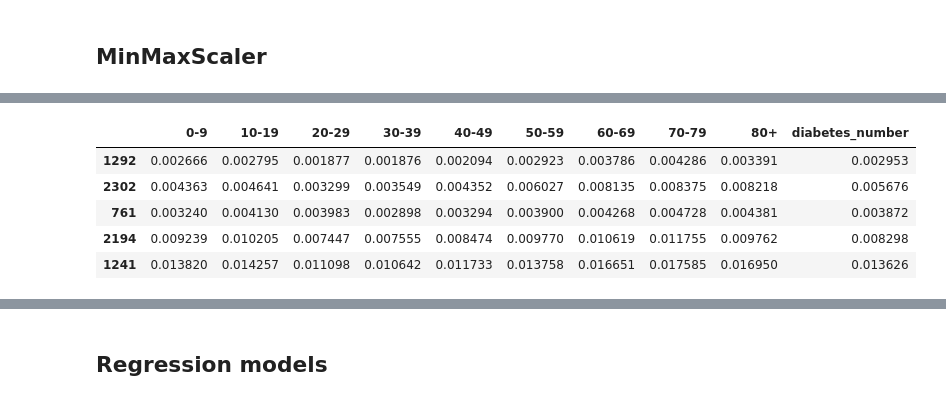
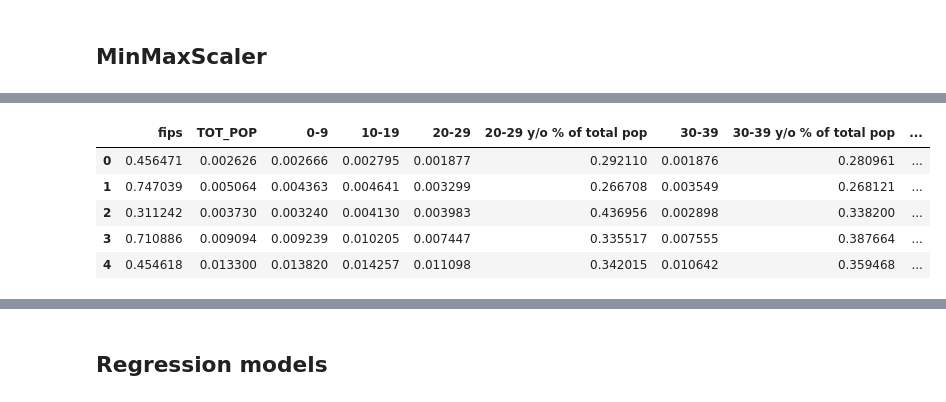
Before and after one commit to susanaf2000/RLR-Sociodemographic-health-resource_Project, a Jupyter notebook: src/explore.ipynb, the cells around one changed output, grey strips where cells are left out. Cells and saved outputs as stored; diff of their text form; code cells hidden in the pictures.

```diff
--- a/src/explore.ipynb
+++ b/src/explore.ipynb
@@ -139,10 +120,12 @@ Name: 10-19, Length: 3140, dtype: int64
 import pandas as pd
 from sklearn.preprocessing import MinMaxScaler
 
-features = ['0-9', '10-19', '20-29','30-39', '40-49', '50-59', '60-69', '70-79', '80+', 'diabetes_number']
+features = df.drop(['COUNTY_NAME', 'STATE_NAME', 'diabetes_number'], axis=1)
+
 scaler = MinMaxScaler()
-features_scaled = scaler.fit_transform(df[features])
+features_scaled = scaler.fit_transform(features.values)
 
-data_scaled = pd.DataFrame(features_scaled, index=df.index, columns= features)
+data_scaled = pd.DataFrame(features_scaled, index=df.index, columns= features.columns)
+data_scaled['diabetes_number'] = df['diabetes_number']
 data_scaled.head()
 # %% [output]
@@ -159,15 +142,29 @@ X = data_scaled.drop('diabetes_number', axis=1)
 y = data_scaled['diabetes_number']
 
 X_train, X_test, y_train, y_test = train_test_split(X, y, test_size = 0.2, random_state = 42)
-# %%
-X_train['diabetes_number'] = y_train.values
-X_test['diabetes_number'] = y_test.values
+# %%
+from sklearn.feature_selection import SelectKBest
+from sklearn.feature_selection import f_classif
+
+k_best = SelectKBest(f_classif, k = int(len(X_train.columns) * 0.9))
+k_best.fit(X_train, y_train)
+
+# we save the chosen columns in a new data frame
+ix = k_best.get_support()
+X_train_sel = pd.DataFrame(k_best.transform(X_train), columns = X_train.columns.values[ix])
+X_test_sel = pd.DataFrame(k_best.transform(X_test), columns = X_train.columns.values[ix])
+# %%
+X_train_sel["diabetes_number"] = y_train.values
+X_test_sel["diabetes_number"] = y_test.values
+
+X_train_sel.to_csv('../data/processed/data_train.csv', index = False)
+X_test_sel.to_csv('../data/processed/data_test.csv', index = False)
 # %%
-X_train.head()
+X_train_sel.head()
 # %% [output]
-|  | 0-9 | 10-19 | 20-29 | 30-39 | 40-49 | 50-59 | 60-69 | 70-79 | 80+ | diabetes_number |
-| 1292 | 0.002666 | 0.002795 | 0.001877 | 0.001876 | 0.002094 | 0.002923 | 0.003786 | 0.004286 | 0.003391 | 0.002953 |
-| 2302 | 0.004363 | 0.004641 | 0.003299 | 0.003549 | 0.004352 | 0.006027 | 0.008135 | 0.008375 | 0.008218 | 0.005676 |
-| 761 | 0.003240 | 0.004130 | 0.003983 | 0.002898 | 0.003294 | 0.003900 | 0.004268 | 0.004728 | 0.004381 | 0.003872 |
-| 2194 | 0.009239 | 0.010205 | 0.007447 | 0.007555 | 0.008474 | 0.009770 | 0.010619 | 0.011755 | 0.009762 | 0.008298 |
-| 1241 | 0.013820 | 0.014257 | 0.011098 | 0.010642 | 0.011733 | 0.013758 | 0.016651 | 0.017585 | 0.016950 | 0.013626 |
+|  | fips | TOT_POP | 0-9 | 10-19 | 20-29 | 20-29 y/o % of total pop | 30-39 | 30-39 y/o % of total pop | ... |
+| 0 | 0.456471 | 0.002626 | 0.002666 | 0.002795 | 0.001877 | 0.292110 | 0.001876 | 0.280961 | ... |
+| 1 | 0.747039 | 0.005064 | 0.004363 | 0.004641 | 0.003299 | 0.266708 | 0.003549 | 0.268121 | ... |
+| 2 | 0.311242 | 0.003730 | 0.003240 | 0.004130 | 0.003983 | 0.436956 | 0.002898 | 0.338200 | ... |
+| 3 | 0.710886 | 0.009094 | 0.009239 | 0.010205 | 0.007447 | 0.335517 | 0.007555 | 0.387664 | ... |
+| 4 | 0.454618 | 0.013300 | 0.013820 | 0.014257 | 0.011098 | 0.342015 | 0.010642 | 0.359468 | ... |
```
Also changed, not shown: parts of 24 cells of this notebook, 2 other files.
